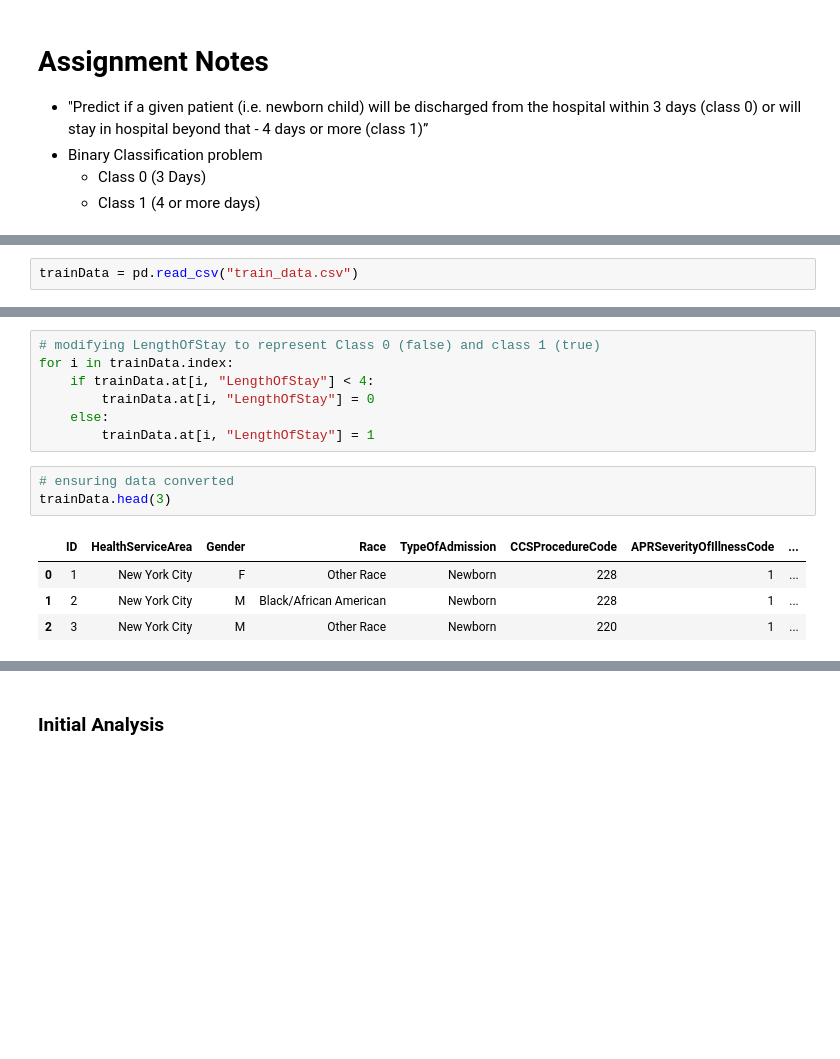
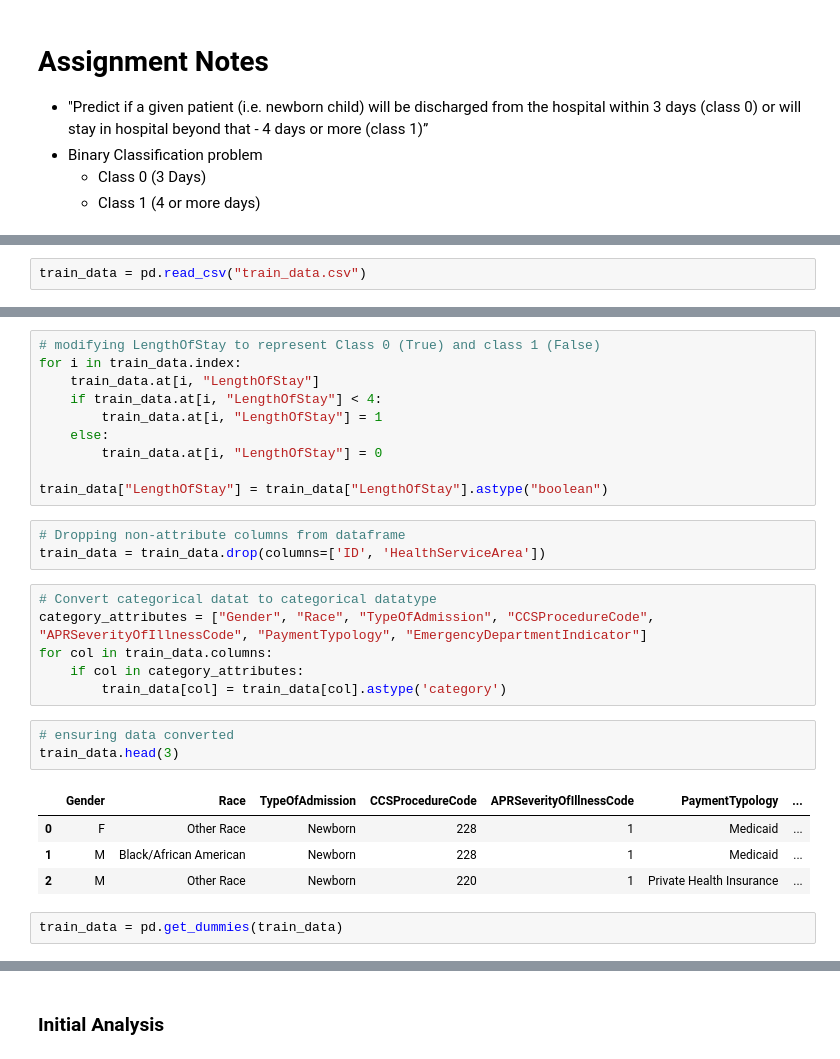
Before and after one commit to s3716853/ML-Assignment-01, a Jupyter notebook: Assignment1/ml-assignment-01.ipynb, the cells around one changed output, grey strips where cells are left out. Drawn from its saved outputs; the diff is of its cells as text; blank space fills up the shorter version.

```diff
--- a/Assignment1/ml-assignment-01.ipynb
+++ b/Assignment1/ml-assignment-01.ipynb
@@ -18,4 +27,4 @@ import numpy as np
 # %%
-trainData = pd.read_csv("train_data.csv")
+train_data = pd.read_csv("train_data.csv")
 # %%
 # Just being sure the data loaded fine
@@ -37,15 +68,29 @@ Index(['ID', 'HealthServiceArea', 'Gender', 'Race', 'TypeOfAdmission',
 # %%
-# modifying LengthOfStay to represent Class 0 (false) and class 1 (true)
-for i in trainData.index:
-    if trainData.at[i, "LengthOfStay"] < 4:
-        trainData.at[i, "LengthOfStay"] = 0
+# modifying LengthOfStay to represent Class 0 (True) and class 1 (False)
+for i in train_data.index:
+    train_data.at[i, "LengthOfStay"]
+    if train_data.at[i, "LengthOfStay"] < 4:
+        train_data.at[i, "LengthOfStay"] = 1
     else:
-        trainData.at[i, "LengthOfStay"] = 1
+        train_data.at[i, "LengthOfStay"] = 0
+
+train_data["LengthOfStay"] = train_data["LengthOfStay"].astype("boolean")
+# %%
+# Dropping non-attribute columns from dataframe
+train_data = train_data.drop(columns=['ID', 'HealthServiceArea'])
+# %%
+# Convert categorical datat to categorical datatype
+category_attributes = ["Gender", "Race", "TypeOfAdmission", "CCSProcedureCode", "APRSeverityOfIllnessCode", "PaymentTypology", "EmergencyDepartmentIndicator"]
+for col in train_data.columns:
+    if col in category_attributes:
+        train_data[col] = train_data[col].astype('category')
 # %%
 # ensuring data converted
-trainData.head(3)
+train_data.head(3)
 # %% [output]
-|  | ID | HealthServiceArea | Gender | Race | TypeOfAdmission | CCSProcedureCode | APRSeverityOfIllnessCode | ... |
-| 0 | 1 | New York City | F | Other Race | Newborn | 228 | 1 | ... |
-| 1 | 2 | New York City | M | Black/African American | Newborn | 228 | 1 | ... |
-| 2 | 3 | New York City | M | Other Race | Newborn | 220 | 1 | ... |
+|  | Gender | Race | TypeOfAdmission | CCSProcedureCode | APRSeverityOfIllnessCode | PaymentTypology | ... |
+| 0 | F | Other Race | Newborn | 228 | 1 | Medicaid | ... |
+| 1 | M | Black/African American | Newborn | 228 | 1 | Medicaid | ... |
+| 2 | M | Other Race | Newborn | 220 | 1 | Private Health Insurance | ... |
+# %%
+train_data = pd.get_dummies(train_data)
```
Also changed, not shown: parts of 36 cells of this notebook.
